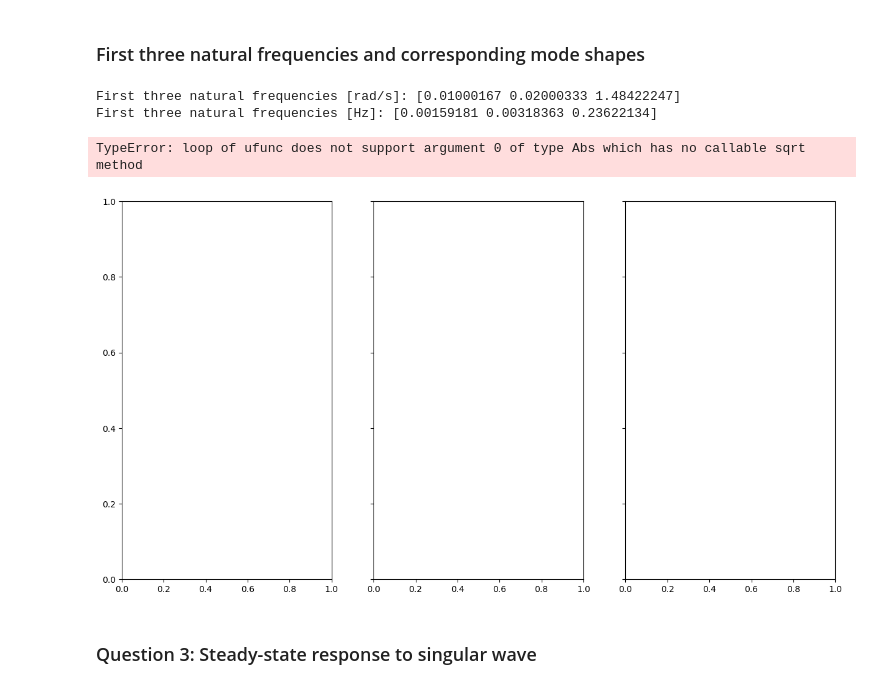
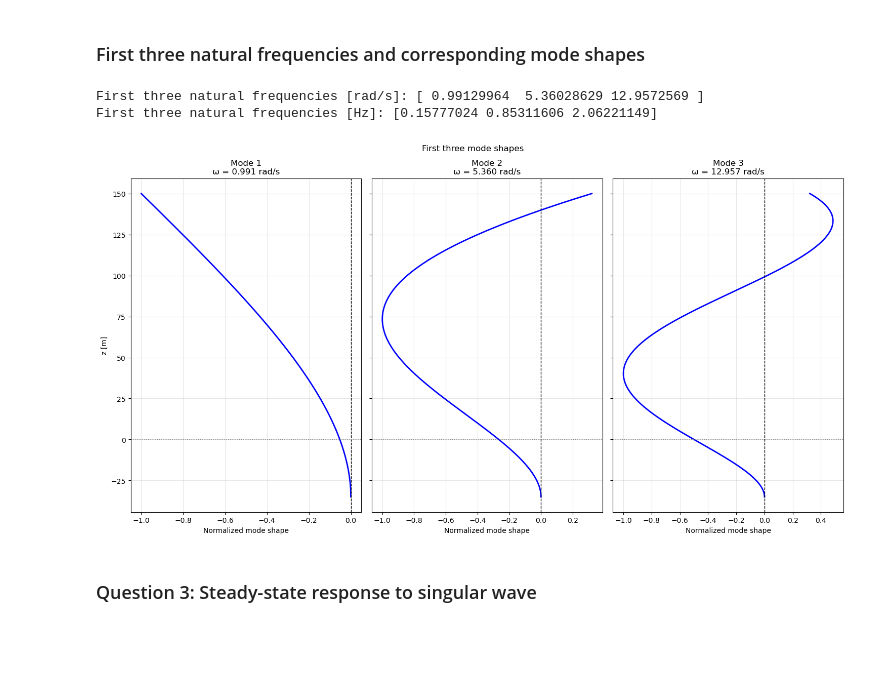
Before and after one commit to JulianEngel1999/FSI_Assignment_2, a Jupyter notebook: Free_Vibration.ipynb, the cells around one changed output. Saved outputs shown, nothing was run; the diff lists cells and outputs as text; code cells hidden in the pictures; blank space fills up the shorter version.

```diff
--- a/Free_Vibration.ipynb
+++ b/Free_Vibration.ipynb
@@ -10,21 +10,21 @@ H_num = 150.0
 D_num = 8.0
 t_num = 0.1
 
-M_num = 0
-J_num = 0
-c_num = 30e6
+M_num = 1e6
+J_num = 1.6e9
+c_num = 30e3
 
 E_num = 210e9
 rho_num = 7850.0
 rho_f_num = 1025.0
-Ca_num = 0
+Ca_num = 0.7
 Cm_num = 1 + Ca_num
 
 
 Hs = 6.0        # Significant wave height [m]
 Tp = 12.0       # Peak period [s]
 
-T_num = M_num * g_num
+T_num = 0
 
 Di_num = D_num - 2.0*t_num
 A_num = math.pi/4.0 * (D_num**2 - Di_num**2)
@@ -50,11 +50,11 @@ beta1_4 = (omega**2 * m1) / EI
 beta2_4 = (omega**2 * m2) / EI
 
 # Define alpha^2 and mu^2 exactly as in your derivation
-alpha1_sq = (-T/EI + sp.sqrt((T/EI)**2 + 4*beta1_4))/2
-mu1_sq    = ( T/EI + sp.sqrt((T/EI)**2 + 4*beta1_4))/2
+alpha1_sq = ( T/EI + sp.sqrt((T/EI)**2 + 4*beta1_4))/2
+mu1_sq    = (-T/EI + sp.sqrt((T/EI)**2 + 4*beta1_4))/2
 
-alpha2_sq = (-T/EI + sp.sqrt((T/EI)**2 + 4*beta2_4))/2
-mu2_sq    = ( T/EI + sp.sqrt((T/EI)**2 + 4*beta2_4))/2
+alpha2_sq = ( T/EI + sp.sqrt((T/EI)**2 + 4*beta2_4))/2
+mu2_sq    = (-T/EI + sp.sqrt((T/EI)**2 + 4*beta2_4))/2
 
 alpha1, mu1 = sp.sqrt(alpha1_sq), sp.sqrt(mu1_sq)
 alpha2, mu2 = sp.sqrt(alpha2_sq), sp.sqrt(mu2_sq)
@@ -94,7 +94,7 @@ eq7 = EI*W2_2.subs(z, H) - J*omega**2*W2_1.subs(z, H)
 
 # EI w2_zzz + M w2_tt + c w2_t = 0
 # -> EI*W2''' - M*w^2*W2 + i*c*w*W2 = 0
-eq8 = EI*W2_3.subs(z, H) - Mtip*omega**2*W2.subs(z, H) + c*omega*W2_1.subs(z, H)
+eq8 = EI*W2_3.subs(z, H) + Mtip*omega**2*W2.subs(z, H)
 
 # Collect them
 eqs = [eq1,eq2,eq3,eq4,eq5,eq6,eq7,eq8]
@@ -104,6 +104,9 @@ Cvec = sp.Matrix([A1,B1,C1,D1,A2,B2,C2,D2])
 
 # Build K(w) by extracting coefficients of the constants
 K = sp.Matrix([[sp.diff(expr, cst) for cst in Cvec] for expr in eqs])
-print("K(w) matrix:")
-print(K)
+
+# Mooie weergave van de matrix in notebook
+from IPython.display import display, Math
+print("K(ω) matrix:")
+display(Math(r"\mathbf{K}(\omega)=" + sp.latex(K)))
 # %% [output]
@@ -308,40 +310,45 @@ for i, wn in enumerate(omega_3):
     Cn = Vh[-1, :]
 
     subsdict = dict(zip(Cvec, Cn))
-    phi1_sym = W1.subs(subsdict).subs(vals).subs(w, float(wn))
-    phi2_sym = W2.subs(subsdict).subs(vals).subs(w, float(wn))
+    phi1_sym = W1.subs(subsdict).subs(vals)
+    phi2_sym = W2.subs(subsdict).subs(vals)
+
+    # Vervang elk frequentiesymbool (naam 'omega' of 'w') door de numerieke wn
+    rep1 = {s: float(wn) for s in phi1_sym.free_symbols if s.name in ('omega', 'w')}
+    rep2 = {s: float(wn) for s in phi2_sym.free_symbols if s.name in ('omega', 'w')}
+    phi1_sym = phi1_sym.xreplace(rep1)
+    phi2_sym = phi2_sym.xreplace(rep2)
 
     phi1_fun = sp.lambdify(z, phi1_sym, modules='numpy')
     phi2_fun = sp.lambdify(z, phi2_sym, modules='numpy')
 
     phi1_vals = np.real(np.array(phi1_fun(z1_grid), dtype=np.complex128))
     phi2_vals = np.real(np.array(phi2_fun(z2_grid), dtype=np.complex128))
 
     # Normalize each mode by global max absolute value
     mode_max = max(np.max(np.abs(phi1_vals)), np.max(np.abs(phi2_vals)))
     if mode_max > 0:
         phi1_vals = phi1_vals / mode_max
         phi2_vals = phi2_vals / mode_max
 
     ax = axes[i]
     ax.plot(phi1_vals, z1_grid, 'b', linewidth=2)
     ax.plot(phi2_vals, z2_grid, 'b', linewidth=2)
     ax.axvline(0.0, color='k', linestyle='--', linewidth=1)
     ax.axhline(0.0, color='gray', linestyle=':', linewidth=1)
     ax.set_title(f'Mode {i+1}\nω = {wn:.3f} rad/s')
     ax.set_xlabel('Normalized mode shape')
     ax.grid(True, alpha=0.3)
 
 axes[0].set_ylabel('z [m]')
 fig.suptitle('First three mode shapes', y=0.98)
 plt.tight_layout()
 plt.savefig('figures/mode_shapes.png', dpi=300, bbox_inches='tight')
 plt.show()
 # %% [output]
-First three natural frequencies [rad/s]: [0.01000167 0.02000333 1.48422247]
-First three natural frequencies [Hz]: [0.00159181 0.00318363 0.23622134]
+First three natural frequencies [rad/s]: [ 0.99129964  5.36028629 12.9572569 ]
+First three natural frequencies [Hz]: [0.15777024 0.85311606 2.06221149]
-TypeError: loop of ufunc does not support argument 0 of type Abs which has no callable sqrt method
-[figure, old version]
+[figure, new version]
 # %% [markdown]
 ### Question 3: Steady-state response to singular wave
 # %%
```
Also changed, not shown: parts of 5 cells of this notebook, 7 other files.
